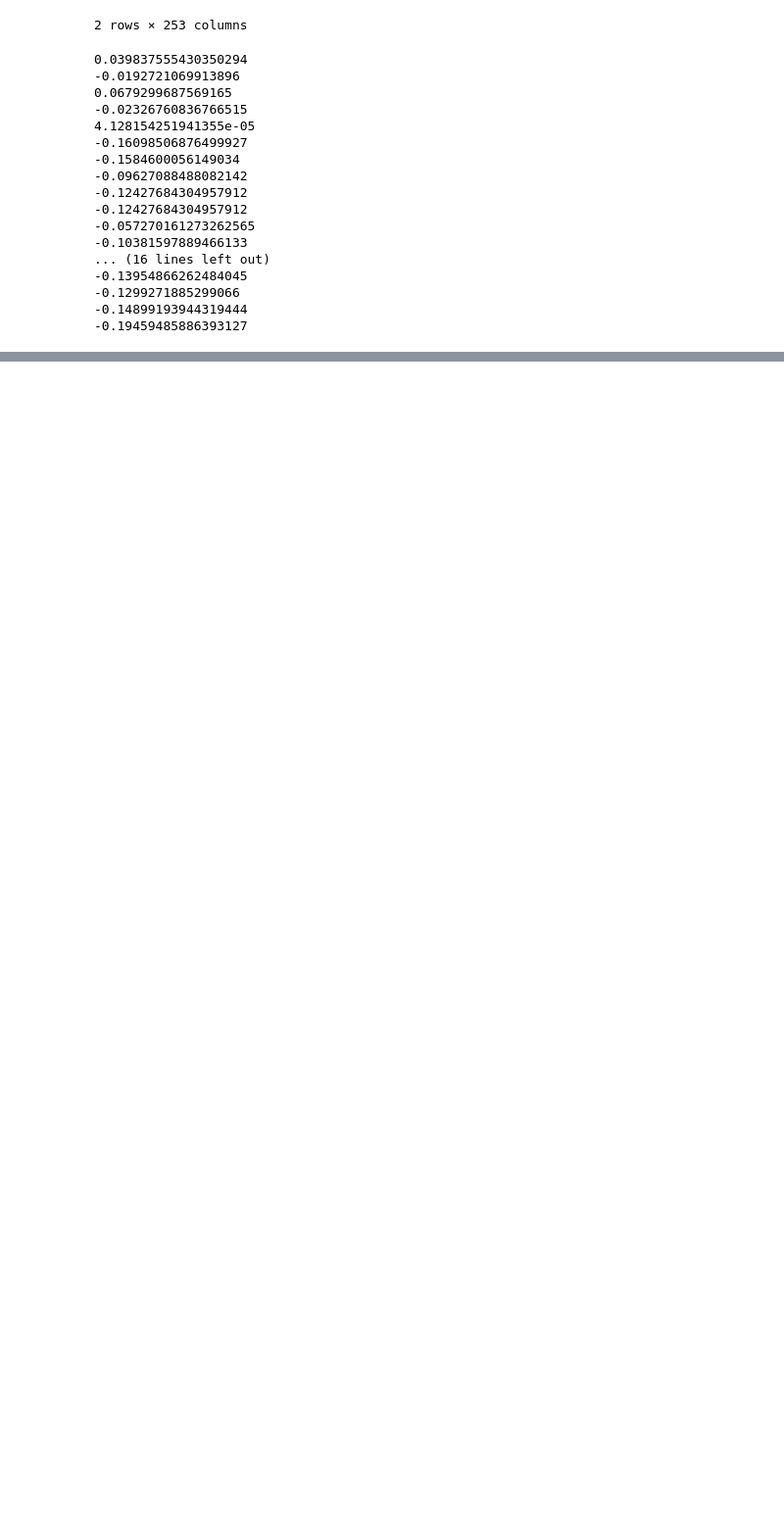
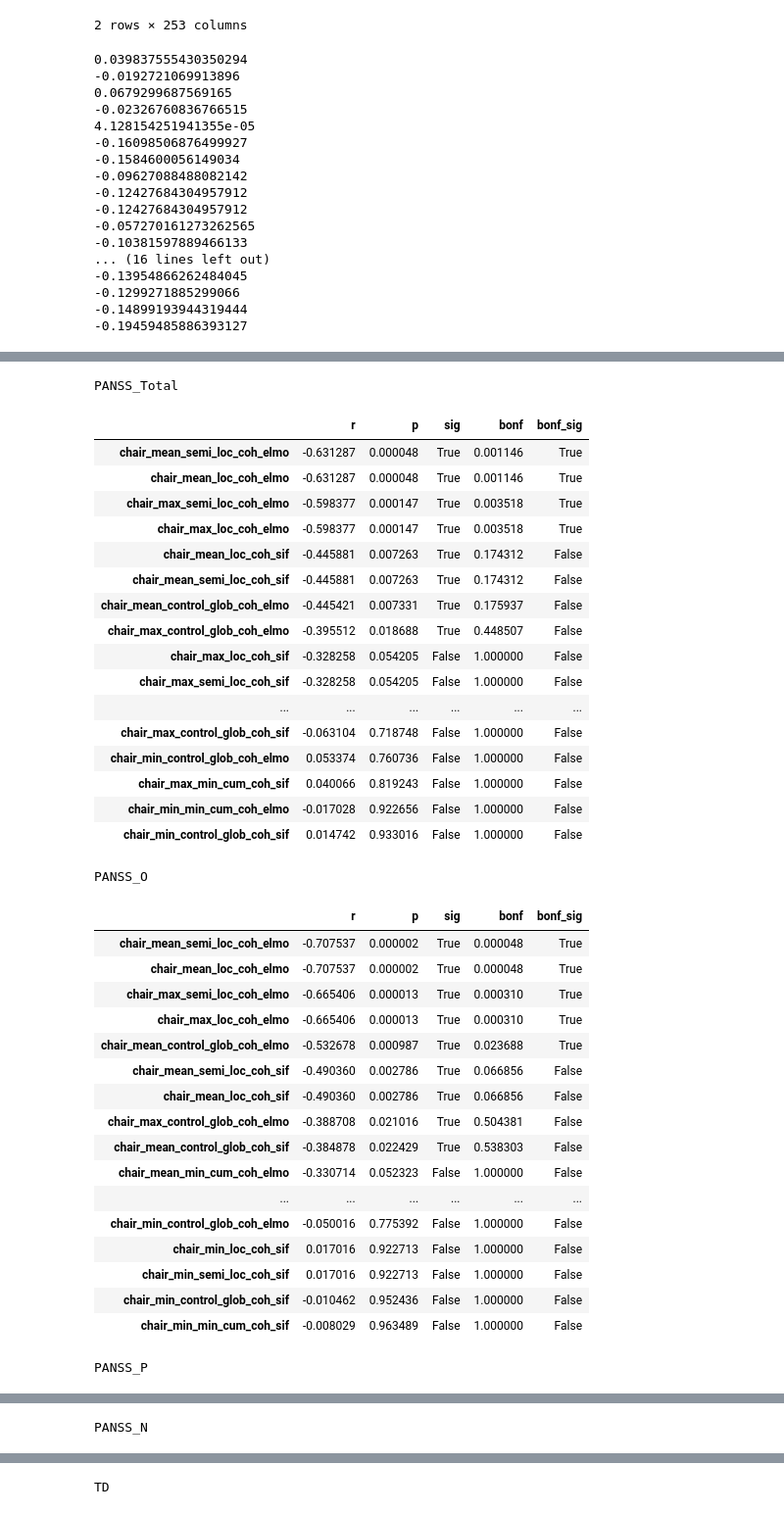
Before and after one commit to flying-bear/modeling_schizo, a Jupyter notebook: Apply_metrics.ipynb, the cells around one changed output, grey strips where cells are left out. Shown at 98% size. Drawn from its saved outputs; the diff is of its cells as text; code cells hidden in the pictures; blank space fills up the shorter version.

```diff
--- a/Apply_metrics.ipynb
+++ b/Apply_metrics.ipynb
@@ -375,0 +444,44 @@ with open('/content/drive/My Drive/studies/HSE/science/Schizophrenia_private/Sch
+# %%
+corr_test = ['PANSS_Total', 'PANSS_O', 'PANSS_P', 'PANSS_N', 'TD']
+# %%
+for psych in corr_test:
+  print(psych)
+  display(display_test(with_meta, elmo_chair+sif_chair, psych, stats.spearmanr, stat_name='r'))
+# %% [output]
+PANSS_Total
+|  | r | p | sig | bonf | bonf_sig |
+| chair_mean_semi_loc_coh_elmo | -0.631287 | 0.000048 | True | 0.001146 | True |
+| chair_mean_loc_coh_elmo | -0.631287 | 0.000048 | True | 0.001146 | True |
+| chair_max_semi_loc_coh_elmo | -0.598377 | 0.000147 | True | 0.003518 | True |
+| chair_max_loc_coh_elmo | -0.598377 | 0.000147 | True | 0.003518 | True |
+| chair_mean_loc_coh_sif | -0.445881 | 0.007263 | True | 0.174312 | False |
+| chair_mean_semi_loc_coh_sif | -0.445881 | 0.007263 | True | 0.174312 | False |
+| chair_mean_control_glob_coh_elmo | -0.445421 | 0.007331 | True | 0.175937 | False |
+| chair_max_control_glob_coh_elmo | -0.395512 | 0.018688 | True | 0.448507 | False |
+| chair_max_loc_coh_sif | -0.328258 | 0.054205 | False | 1.000000 | False |
+| chair_max_semi_loc_coh_sif | -0.328258 | 0.054205 | False | 1.000000 | False |
+| ... | ... | ... | ... | ... | ... |
+| chair_max_control_glob_coh_sif | -0.063104 | 0.718748 | False | 1.000000 | False |
+| chair_min_control_glob_coh_elmo | 0.053374 | 0.760736 | False | 1.000000 | False |
+| chair_max_min_cum_coh_sif | 0.040066 | 0.819243 | False | 1.000000 | False |
+| chair_min_min_cum_coh_elmo | -0.017028 | 0.922656 | False | 1.000000 | False |
+| chair_min_control_glob_coh_sif | 0.014742 | 0.933016 | False | 1.000000 | False |
+PANSS_O
+|  | r | p | sig | bonf | bonf_sig |
+| chair_mean_semi_loc_coh_elmo | -0.707537 | 0.000002 | True | 0.000048 | True |
+| chair_mean_loc_coh_elmo | -0.707537 | 0.000002 | True | 0.000048 | True |
+| chair_max_semi_loc_coh_elmo | -0.665406 | 0.000013 | True | 0.000310 | True |
+| chair_max_loc_coh_elmo | -0.665406 | 0.000013 | True | 0.000310 | True |
+| chair_mean_control_glob_coh_elmo | -0.532678 | 0.000987 | True | 0.023688 | True |
+| chair_mean_semi_loc_coh_sif | -0.490360 | 0.002786 | True | 0.066856 | False |
+| chair_mean_loc_coh_sif | -0.490360 | 0.002786 | True | 0.066856 | False |
+| chair_max_control_glob_coh_elmo | -0.388708 | 0.021016 | True | 0.504381 | False |
+| chair_mean_control_glob_coh_sif | -0.384878 | 0.022429 | True | 0.538303 | False |
+| chair_mean_min_cum_coh_elmo | -0.330714 | 0.052323 | False | 1.000000 | False |
+| ... | ... | ... | ... | ... | ... |
+| chair_min_control_glob_coh_elmo | -0.050016 | 0.775392 | False | 1.000000 | False |
+| chair_min_loc_coh_sif | 0.017016 | 0.922713 | False | 1.000000 | False |
+| chair_min_semi_loc_coh_sif | 0.017016 | 0.922713 | False | 1.000000 | False |
+| chair_min_control_glob_coh_sif | -0.010462 | 0.952436 | False | 1.000000 | False |
+| chair_min_min_cum_coh_sif | -0.008029 | 0.963489 | False | 1.000000 | False |
+PANSS_P
@@ -375,0 +505 @@ with open('/content/drive/My Drive/studies/HSE/science/Schizophrenia_private/Sch
+PANSS_N
@@ -375,0 +523 @@ with open('/content/drive/My Drive/studies/HSE/science/Schizophrenia_private/Sch
+TD
```
Also changed, not shown: parts of 12 cells of this notebook.
